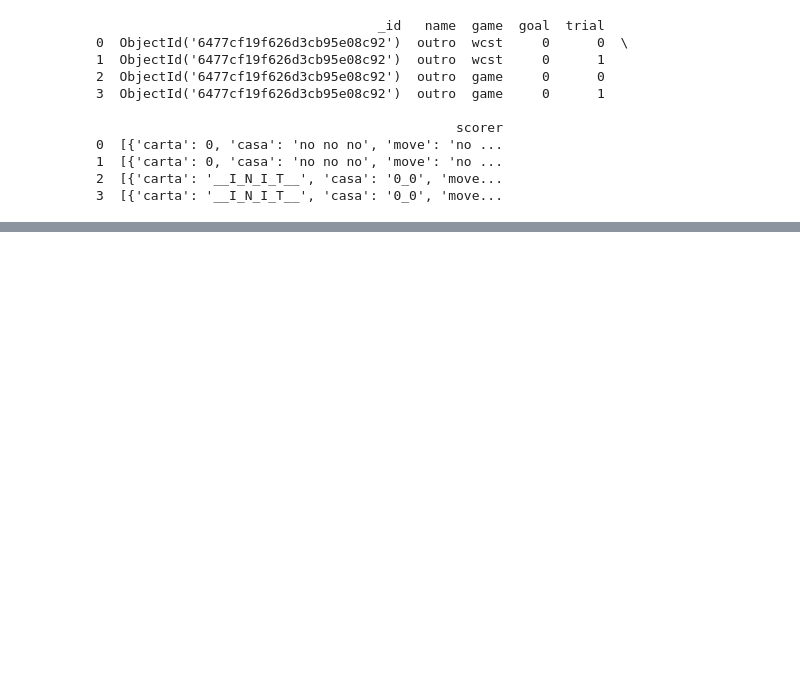
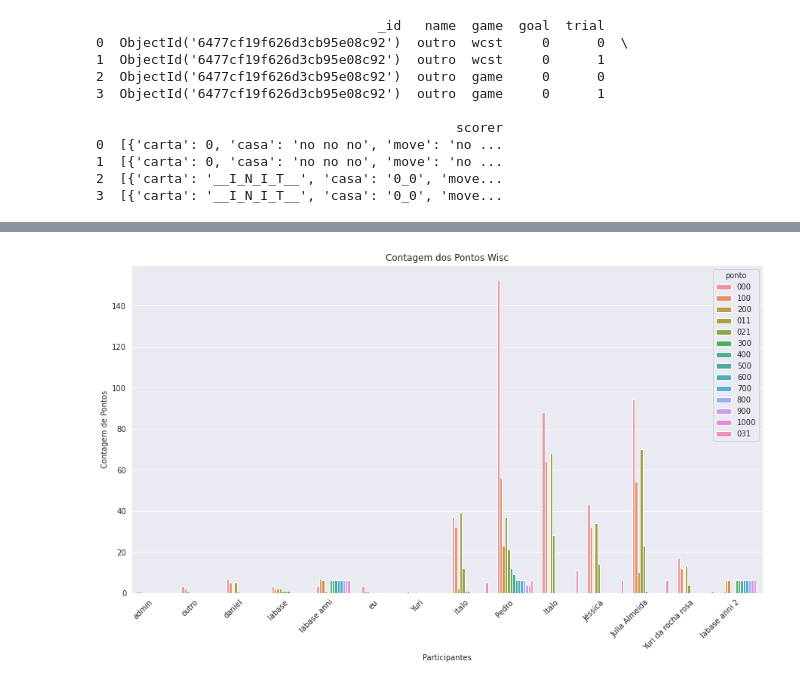
Before and after one commit to AnniProvietti/RIO20, a Jupyter notebook: fono_ceo-master/ipynb/dev/teste.ipynb, the cells around one changed output, grey strips where cells are left out. Saved outputs shown, nothing was run; the diff lists cells and outputs as text; code cells hidden in the pictures; blank space fills up the shorter version.

```diff
--- a/fono_ceo-master/ipynb/dev/teste.ipynb
+++ b/fono_ceo-master/ipynb/dev/teste.ipynb
@@ -400,0 +393,6 @@ TypeError: Pnt.__new__() takes 4 positional arguments but 5 were given
+# %%
+conf = WiscPlot.Cfplot(
+    col='ponto', title='Contagem dos Pontos Wisc', ylabel='Contagem de Pontos', xlabel="Participantes")
+out = WiscPlot().rerieve_oid_from_person_df(df_players).plot(conf)
+# %% [output]
+[figure, added]
```
Also changed, not shown: parts of 14 cells of this notebook, 3 other files.
